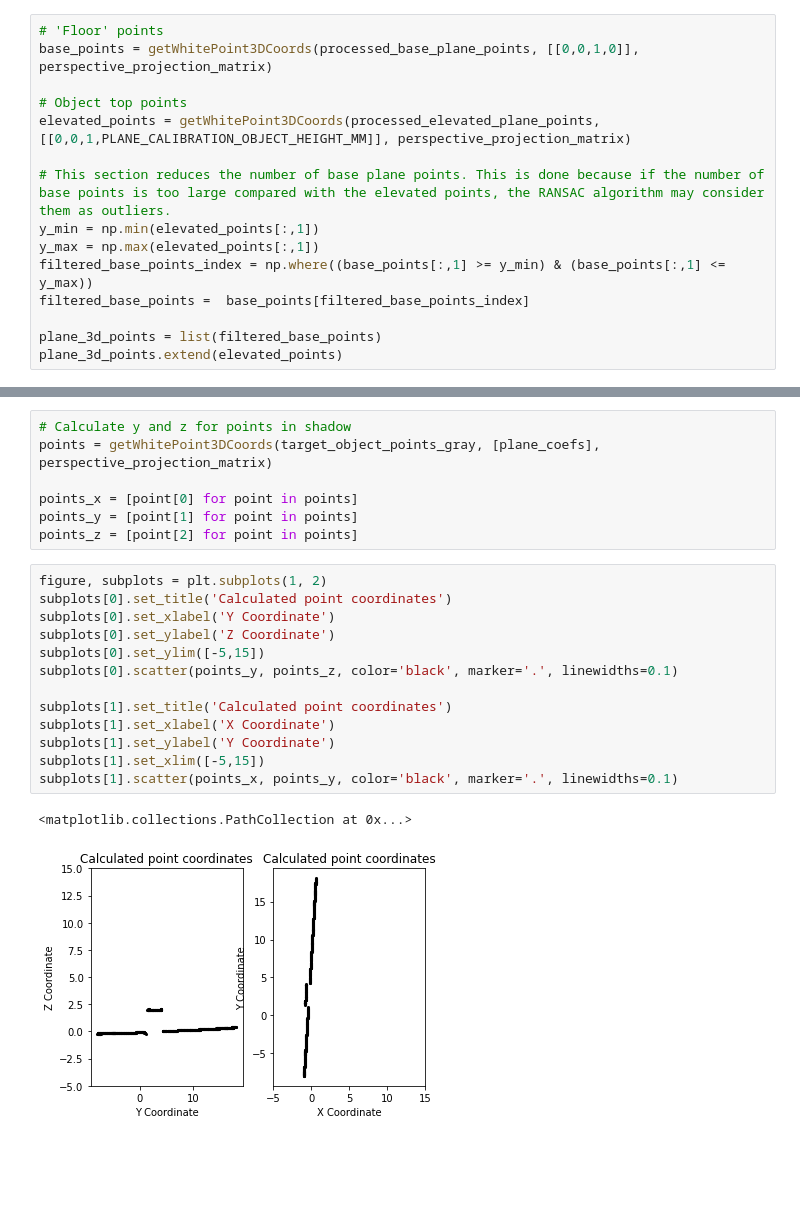
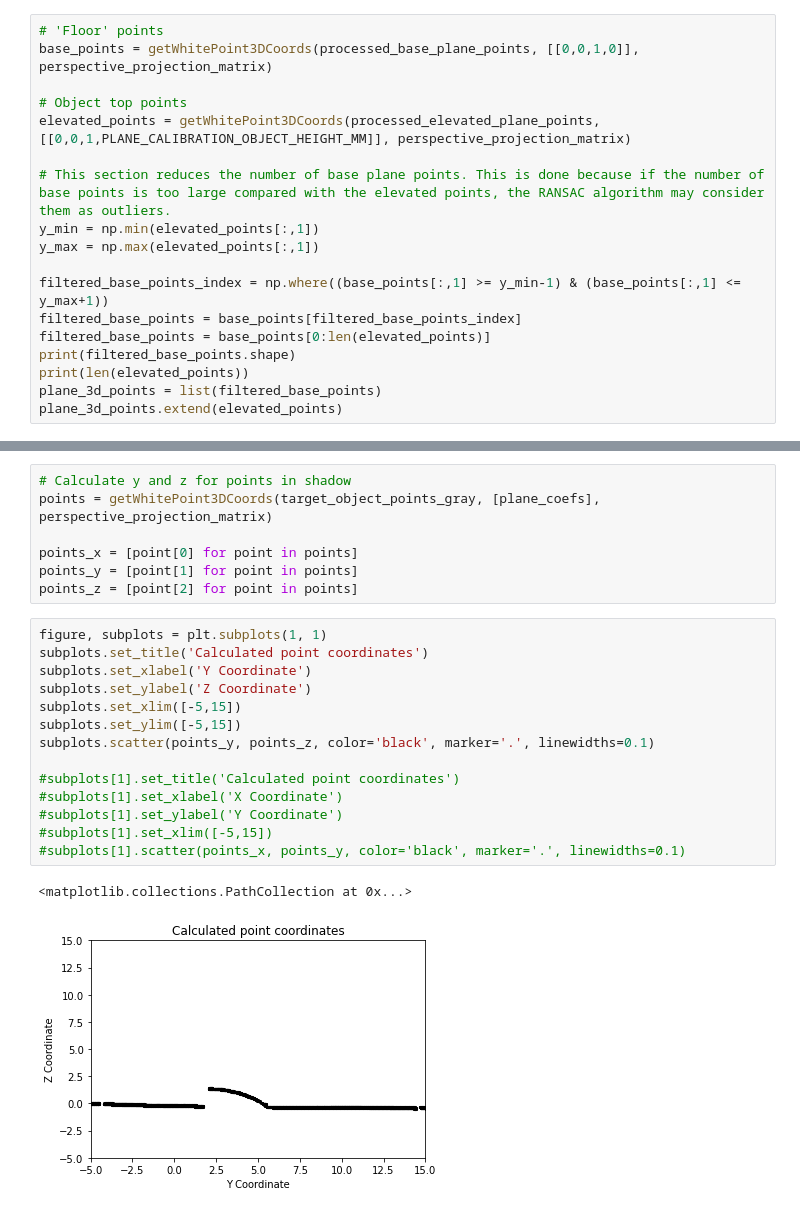
Before and after one commit to bernas670/3d-acquisition-feup-vcom, a Jupyter notebook: experiments.ipynb, the cells around one changed output, grey strips where cells are left out. Saved outputs shown, nothing was run; the diff lists cells and outputs as text; blank space fills up the shorter version.

```diff
--- a/experiments.ipynb
+++ b/experiments.ipynb
@@ -88,8 +88,11 @@ elevated_points = getWhitePoint3DCoords(processed_elevated_plane_points, [[0,0,1
 # This section reduces the number of base plane points. This is done because if the number of base points is too large compared with the elevated points, the RANSAC algorithm may consider them as outliers.
 y_min = np.min(elevated_points[:,1])
 y_max = np.max(elevated_points[:,1])
-filtered_base_points_index = np.where((base_points[:,1] >= y_min) & (base_points[:,1] <= y_max))
-filtered_base_points =  base_points[filtered_base_points_index]
 
+filtered_base_points_index = np.where((base_points[:,1] >= y_min-1) & (base_points[:,1] <= y_max+1))
+filtered_base_points = base_points[filtered_base_points_index]
+filtered_base_points = base_points[0:len(elevated_points)]
+print(filtered_base_points.shape)
+print(len(elevated_points))
 plane_3d_points = list(filtered_base_points)
 plane_3d_points.extend(elevated_points)
@@ -120,18 +143,19 @@ points_x = [point[0] for point in points]
 points_y = [point[1] for point in points]
 points_z = [point[2] for point in points]
 # %%
-figure, subplots = plt.subplots(1, 2)
-subplots[0].set_title('Calculated point coordinates')
-subplots[0].set_xlabel('Y Coordinate')
-subplots[0].set_ylabel('Z Coordinate')
-subplots[0].set_ylim([-5,15])
-subplots[0].scatter(points_y, points_z, color='black', marker='.', linewidths=0.1)
+figure, subplots = plt.subplots(1, 1)
+subplots.set_title('Calculated point coordinates')
+subplots.set_xlabel('Y Coordinate')
+subplots.set_ylabel('Z Coordinate')
+subplots.set_xlim([-5,15])
+subplots.set_ylim([-5,15])
+subplots.scatter(points_y, points_z, color='black', marker='.', linewidths=0.1)
 
-subplots[1].set_title('Calculated point coordinates')
-subplots[1].set_xlabel('X Coordinate')
-subplots[1].set_ylabel('Y Coordinate')
-subplots[1].set_xlim([-5,15])
-subplots[1].scatter(points_x, points_y, color='black', marker='.', linewidths=0.1)
+#subplots[1].set_title('Calculated point coordinates')
+#subplots[1].set_xlabel('X Coordinate')
+#subplots[1].set_ylabel('Y Coordinate')
+#subplots[1].set_xlim([-5,15])
+#subplots[1].scatter(points_x, points_y, color='black', marker='.', linewidths=0.1)
 # %% [output]
 <matplotlib.collections.PathCollection at 0x...>
-[figure, old version]
+[figure, new version]
```
Also changed, not shown: parts of 8 cells of this notebook, 39 other files.
